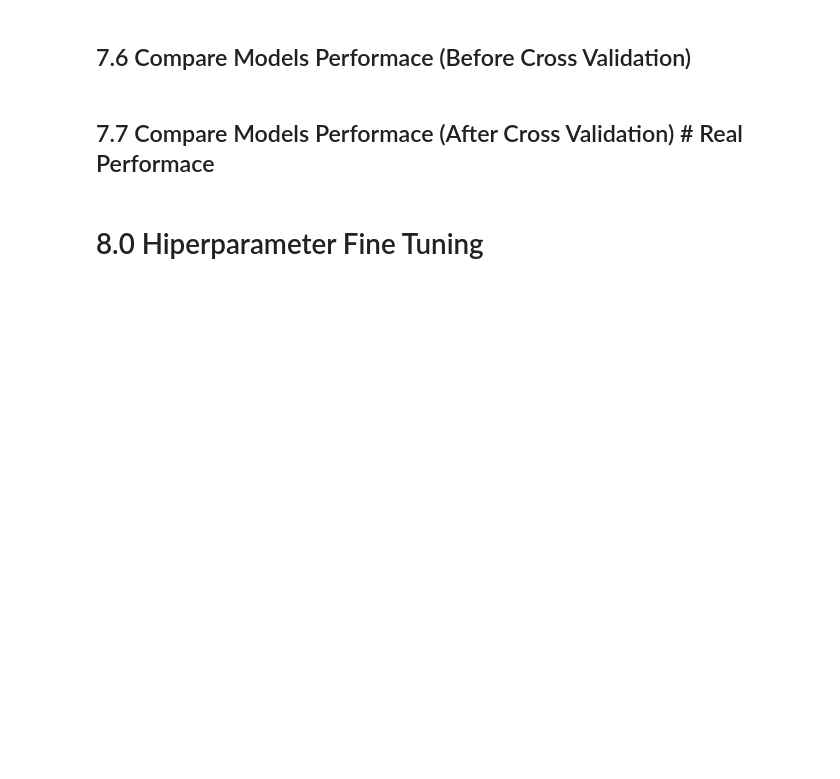
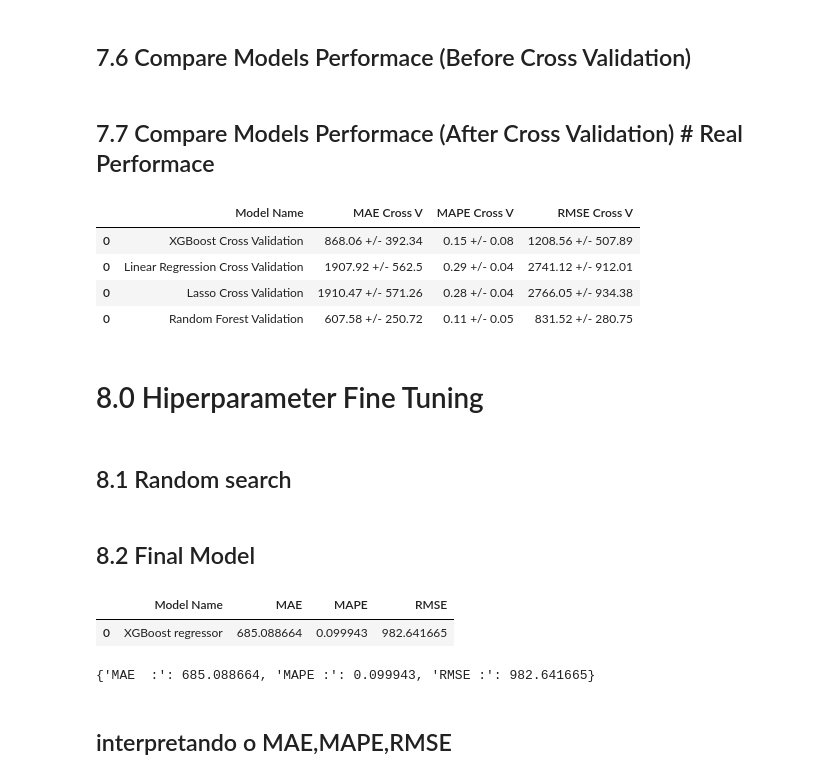
Before and after one commit to franciscofijamo/rossman_predict, a Jupyter notebook: Copy_of_v01_store_sales_prediction.ipynb, the cells around one changed output. Drawn from its saved outputs; the diff is of its cells as text; code cells hidden in the pictures; blank space fills up the shorter version.

```diff
--- a/Copy_of_v01_store_sales_prediction.ipynb
+++ b/Copy_of_v01_store_sales_prediction.ipynb
@@ -1431,8 +1450,17 @@ first_performace_compare = modelling_result.sort_values('RMSE')
 # %%
 modelling_result = pd.concat([rf_result_cv, lrr_result_cv, lr_result_cv, xgb_result_cv])
 corss_validation_compare = modelling_result.sort_values('RMSE Cross V')
+corss_validation_compare
+# %% [output]
+|  | Model Name | MAE Cross V | MAPE Cross V | RMSE Cross V |
+| 0 | XGBoost Cross Validation | 868.06 +/- 392.34 | 0.15 +/- 0.08 | 1208.56 +/- 507.89 |
+| 0 | Linear Regression Cross Validation | 1907.92 +/- 562.5 | 0.29 +/- 0.04 | 2741.12 +/- 912.01 |
+| 0 | Lasso Cross Validation | 1910.47 +/- 571.26 | 0.28 +/- 0.04 | 2766.05 +/- 934.38 |
+| 0 | Random Forest Validation | 607.58 +/- 250.72 | 0.11 +/- 0.05 | 831.52 +/- 280.75 |
 # %%
 # assinatura do metodo
 # def cross_validation( x_training, kfold, model_name, model, verbose = False)
 # %% [markdown]
 # 8.0 Hiperparameter Fine Tuning
+# %% [markdown]
+## 8.1 Random search
@@ -1438,0 +1507,2 @@ corss_validation_compare = modelling_result.sort_values('RMSE Cross V')
+# %% [markdown]
+## 8.2 Final Model
@@ -1438,0 +1518,34 @@ corss_validation_compare = modelling_result.sort_values('RMSE Cross V')
+# %%
+# Hiperparameter final
+
+model_xgb_tuned = xgb.XGBRegressor( objective= 'reg:squarederror',
+                                    n_estimators = param_tuned['n_estimators'],
+                                    eta =  param_tuned['eta'],
+                                    max_depth =  param_tuned['max_depth'],
+                                    subsample =  param_tuned['subsample'],
+                                    colsample_bytee = param_tuned['colsample_bytee'],
+                                    min_child_weigth =param_tuned['min_child_weigth'] ).fit( x_train, y_train)
+
+# prediction
+yhat_xgb_tuned = model_xgb_tuned.predict( x_test )
+
+
+# performace
+xgb_result_tuned = ml_error( 'XGBoost regressor', np.expm1(y_test), np.expm1(yhat_xgb_tuned))
+
+  # print
+xgb_result_tuned
+# %% [output]
+|  | Model Name | MAE | MAPE | RMSE |
+| 0 | XGBoost regressor | 685.088664 | 0.099943 | 982.641665 |
+# %%
+dic_xgb_fina_result =  { 'MAE  :' : 685.088664,
+                         'MAPE :' : 0.099943,
+                         'RMSE :' : 982.641665
+                      }
+
+dic_xgb_fina_result
+# %% [output]
+{'MAE  :': 685.088664, 'MAPE :': 0.099943, 'RMSE :': 982.641665}
+# %% [markdown]
+## interpretando o MAE,MAPE,RMSE
```
Also changed, not shown: parts of 24 cells of this notebook.
